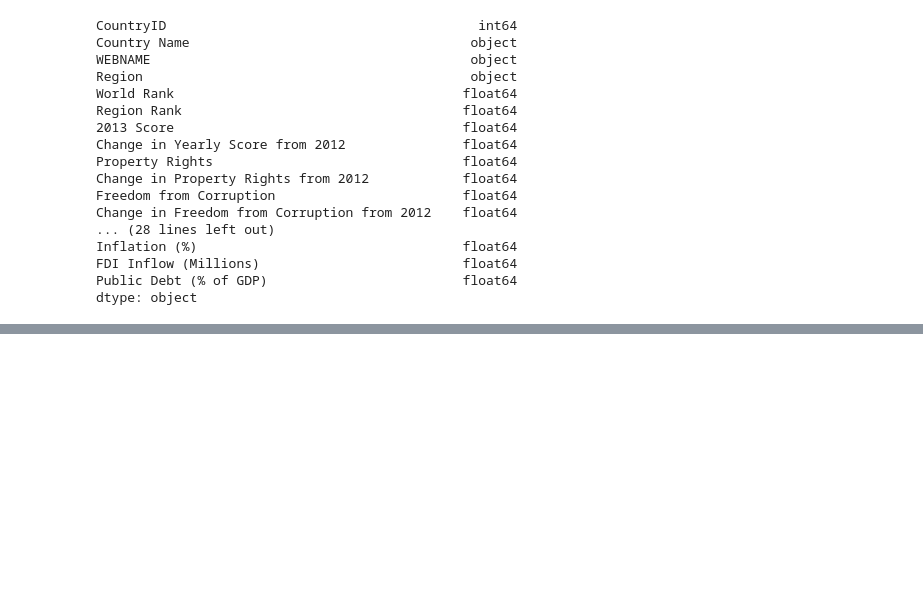
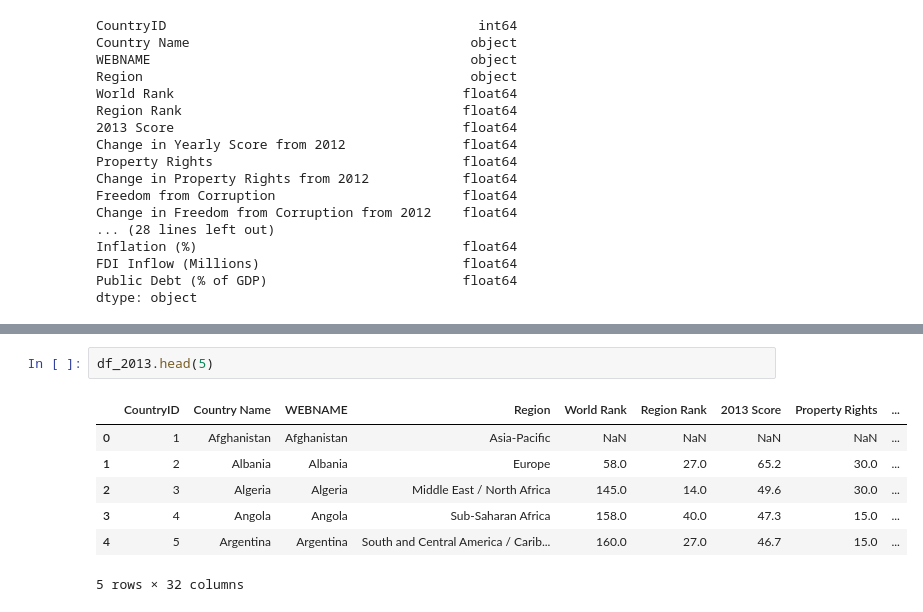
Before and after one commit to danvergara/freedom-analysis, a Jupyter notebook: freedom_analysis/exploratory_analysis.ipynb, the cells around one changed output, grey strips where cells are left out. Saved outputs shown, nothing was run; the diff lists cells and outputs as text; blank space fills up the shorter version.

```diff
--- a/freedom_analysis/exploratory_analysis.ipynb
+++ b/freedom_analysis/exploratory_analysis.ipynb
@@ -48,0 +119,10 @@ dtype: object
+# %%
+df_2013.head(5)
+# %% [output]
+|  | CountryID | Country Name | WEBNAME | Region | World Rank | Region Rank | 2013 Score | Property Rights | ... |
+| 0 | 1 | Afghanistan | Afghanistan | Asia-Pacific | NaN | NaN | NaN | NaN | ... |
+| 1 | 2 | Albania | Albania | Europe | 58.0 | 27.0 | 65.2 | 30.0 | ... |
+| 2 | 3 | Algeria | Algeria | Middle East / North Africa | 145.0 | 14.0 | 49.6 | 30.0 | ... |
+| 3 | 4 | Angola | Angola | Sub-Saharan Africa | 158.0 | 40.0 | 47.3 | 15.0 | ... |
+| 4 | 5 | Argentina | Argentina | South and Central America / Carib... | 160.0 | 27.0 | 46.7 | 15.0 | ... |
+5 rows × 32 columns
```
Also changed, not shown: parts of 27 cells of this notebook, 2 other files.
